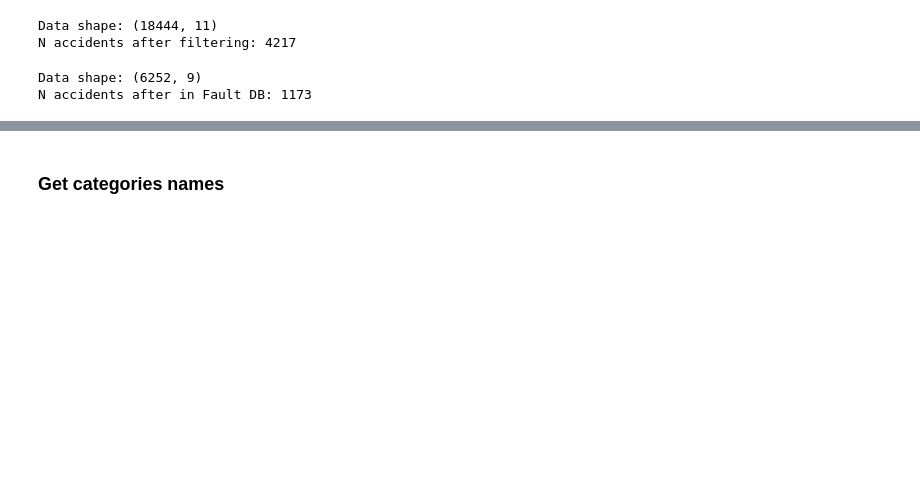
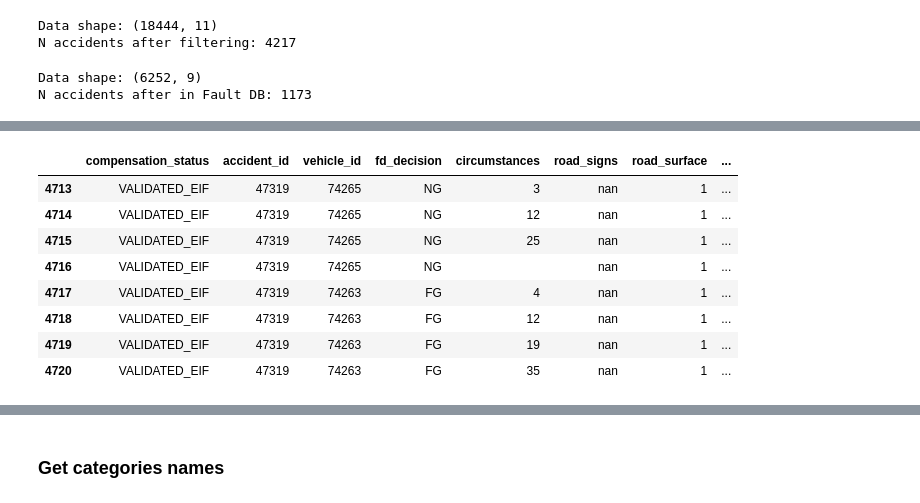
Before and after one commit to LilithSarg/vehicle_fault_identification, a Jupyter notebook: notebooks/3_Data_Prep.ipynb, the cells around one changed output, grey strips where cells are left out. Saved outputs shown, nothing was run; the diff lists cells and outputs as text; code cells hidden in the pictures; blank space fills up the shorter version.

```diff
--- a/notebooks/3_Data_Prep.ipynb
+++ b/notebooks/3_Data_Prep.ipynb
@@ -91,0 +107,12 @@ memory usage: 439.7+ KB
+# %%
+df_fil[df_fil.accident_id=='47319']
+# %% [output]
+|  | compensation_status | accident_id | vehicle_id | fd_decision | circumstances | road_signs | road_surface | ... |
+| 4713 | VALIDATED_EIF | 47319 | 74265 | NG | 3 | nan | 1 | ... |
+| 4714 | VALIDATED_EIF | 47319 | 74265 | NG | 12 | nan | 1 | ... |
+| 4715 | VALIDATED_EIF | 47319 | 74265 | NG | 25 | nan | 1 | ... |
+| 4716 | VALIDATED_EIF | 47319 | 74265 | NG |  | nan | 1 | ... |
+| 4717 | VALIDATED_EIF | 47319 | 74263 | FG | 4 | nan | 1 | ... |
+| 4718 | VALIDATED_EIF | 47319 | 74263 | FG | 12 | nan | 1 | ... |
+| 4719 | VALIDATED_EIF | 47319 | 74263 | FG | 19 | nan | 1 | ... |
+| 4720 | VALIDATED_EIF | 47319 | 74263 | FG | 35 | nan | 1 | ... |
```
Also changed, not shown: parts of 17 cells of this notebook, 2 other files.
